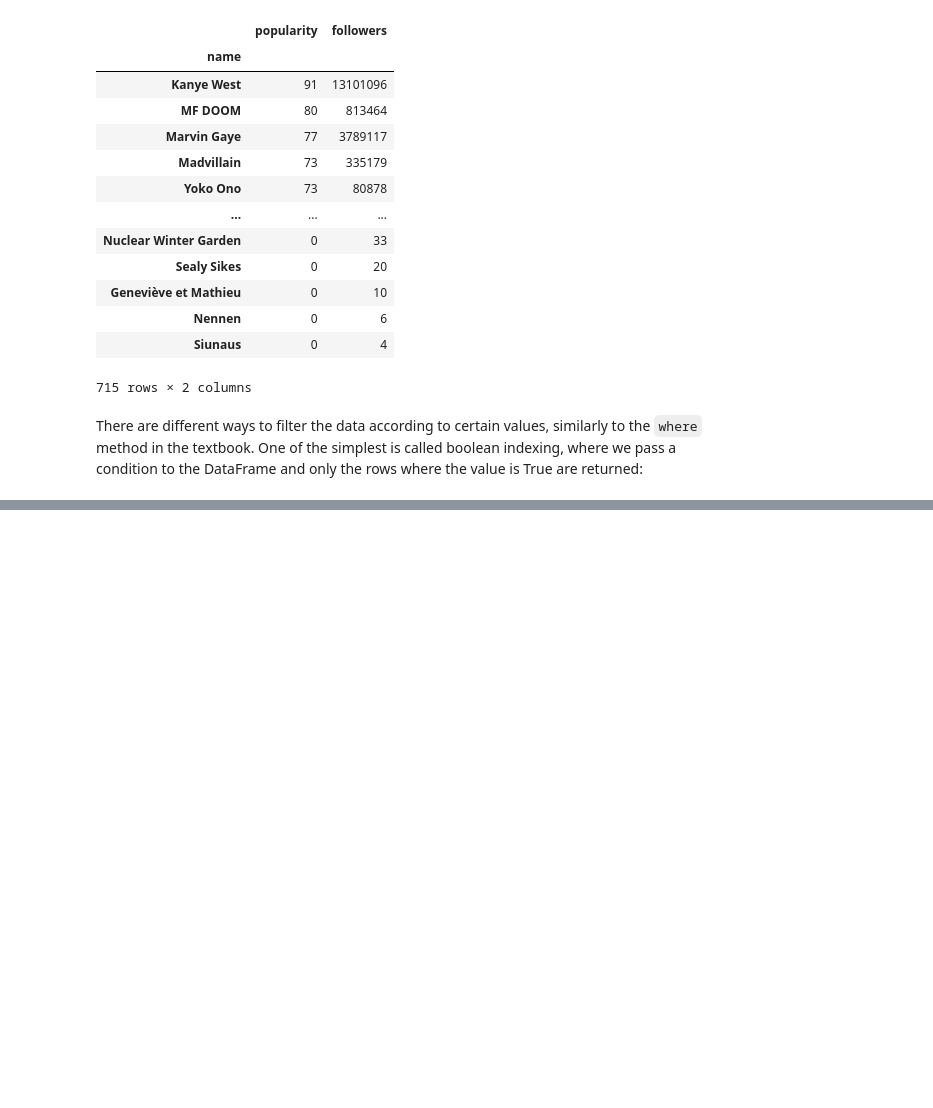
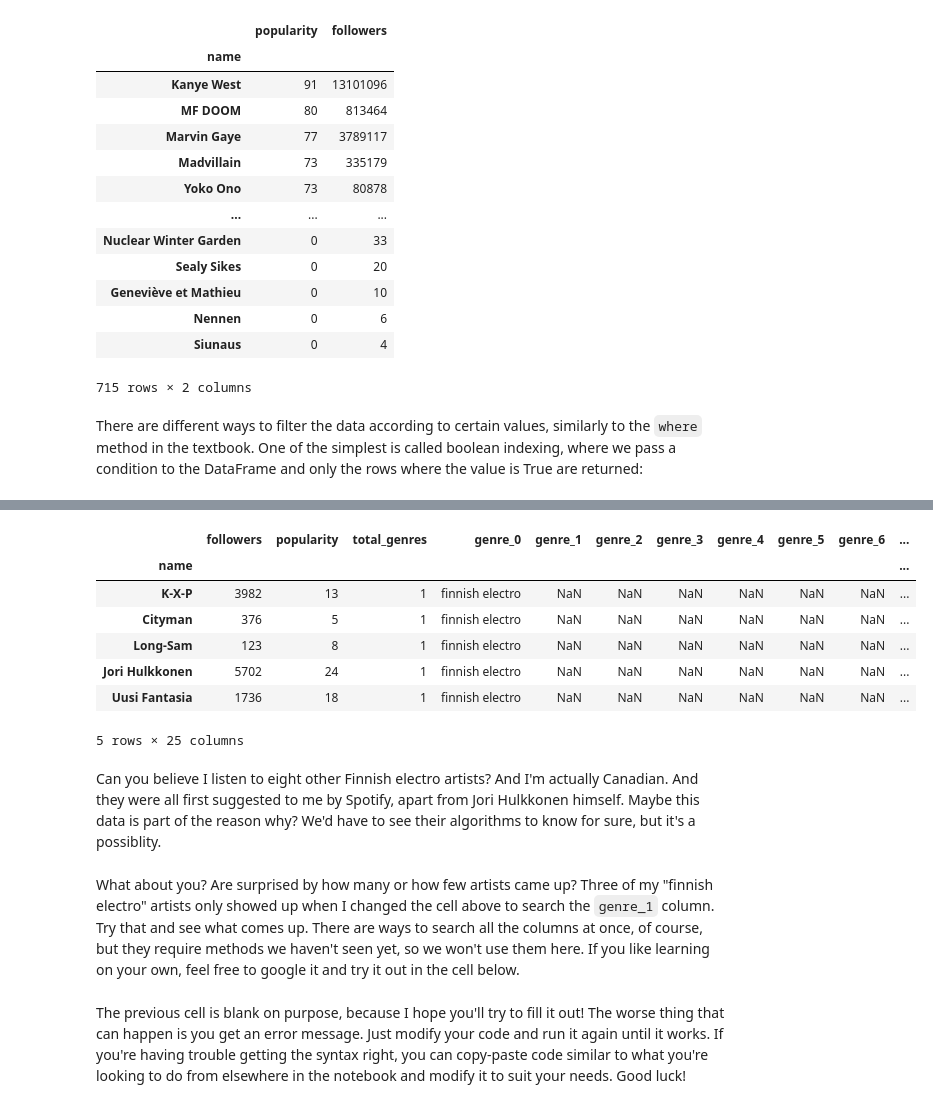
Before and after one commit to JimmyLamothe/dataspot, a Jupyter notebook: dataspot.ipynb, the cells around one changed output, grey strips where cells are left out. Drawn from its saved outputs; the diff is of its cells as text; code cells hidden in the pictures; blank space fills up the shorter version.

Commit message:
Finished first version of chapter 3.4

```diff
--- a/dataspot.ipynb
+++ b/dataspot.ipynb
@@ -329,0 +370,17 @@ artist_popularity[artist_popularity['followers'] > 50000]
+# %%
+user_artists[user_artists.genre_0 == 'finnish electro']
+# %% [output]
+|  | followers | popularity | total_genres | genre_0 | genre_1 | genre_2 | genre_3 | genre_4 | genre_5 | genre_6 | ... |
+| name |  |  |  |  |  |  |  |  |  |  | ... |
+| K-X-P | 3982 | 13 | 1 | finnish electro | NaN | NaN | NaN | NaN | NaN | NaN | ... |
+| Cityman | 376 | 5 | 1 | finnish electro | NaN | NaN | NaN | NaN | NaN | NaN | ... |
+| Long-Sam | 123 | 8 | 1 | finnish electro | NaN | NaN | NaN | NaN | NaN | NaN | ... |
+| Jori Hulkkonen | 5702 | 24 | 1 | finnish electro | NaN | NaN | NaN | NaN | NaN | NaN | ... |
+| Uusi Fantasia | 1736 | 18 | 1 | finnish electro | NaN | NaN | NaN | NaN | NaN | NaN | ... |
+5 rows × 25 columns
+# %% [markdown]
+Can you believe I listen to eight other Finnish electro artists? And I'm actually Canadian. And they were all first suggested to me by Spotify, apart from Jori Hulkkonen himself. Maybe this data is part of the reason why? We'd have to see their algorithms to know for sure, but it's a possiblity.
+# %% [markdown]
+What about you? Are surprised by how many or how few artists came up? Three of my "finnish electro" artists only showed up when I changed the cell above to search the `genre_1` column. Try that and see what comes up. There are ways to search all the columns at once, of course, but they require methods we haven't seen yet, so we won't use them here. If you like learning on your own, feel free to google it and try it out in the cell below.
+# %% [markdown]
+The previous cell is blank on purpose, because I hope you'll try to fill it out! The worse thing that can happen is you get an error message. Just modify your code and run it again until it works. If you're having trouble getting the syntax right, you can copy-paste code similar to what you're looking to do from elsewhere in the notebook and modify it to suit your needs. Good luck!
```
Also changed, not shown: parts of 21 cells of this notebook.
